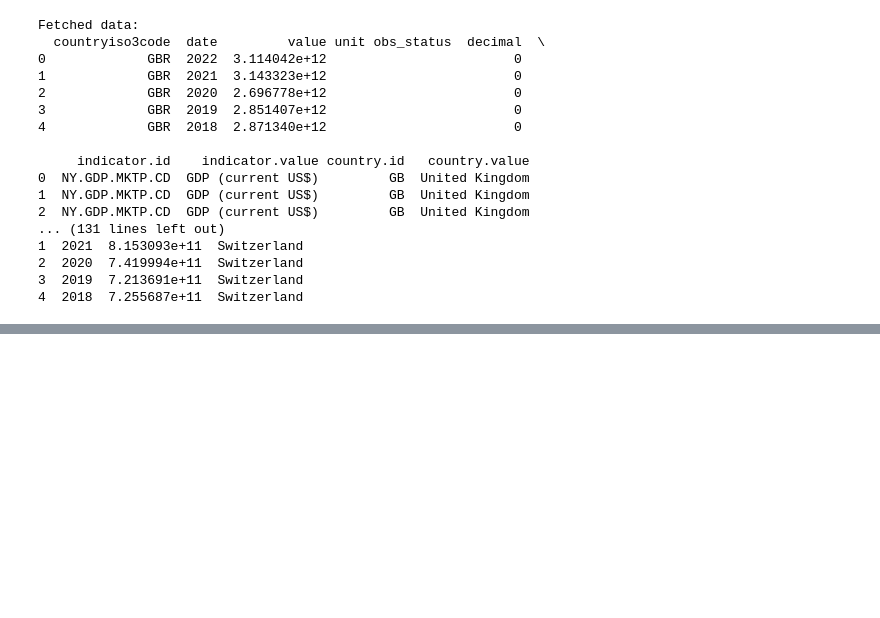
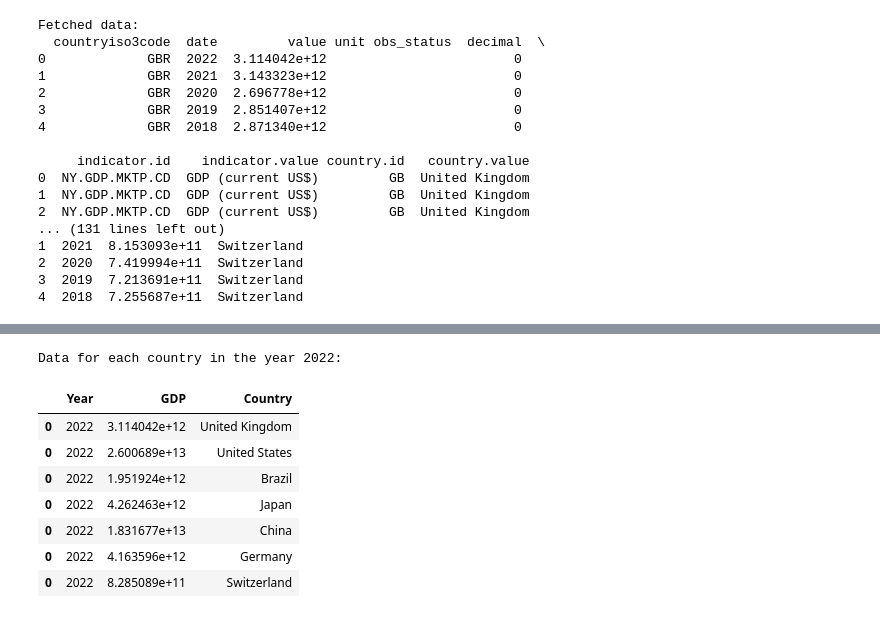
Before and after one commit to sajid-ahmed1/ps1_first_repo, a Jupyter notebook: fed/gdp_analysis.ipynb, the cells around one changed output, grey strips where cells are left out. Cells and saved outputs as stored; diff of their text form; code cells hidden in the pictures; blank space fills up the shorter version.

```diff
--- a/fed/gdp_analysis.ipynb
+++ b/fed/gdp_analysis.ipynb
@@ -58,0 +103,13 @@ plot_multiple_countries(df_all)
+# %%
+print('Data for each country in the year 2022:')
+df_all[df_all['Year'] == 2022]
+# %% [output]
+Data for each country in the year 2022:
+|  | Year | GDP | Country |
+| 0 | 2022 | 3.114042e+12 | United Kingdom |
+| 0 | 2022 | 2.600689e+13 | United States |
+| 0 | 2022 | 1.951924e+12 | Brazil |
+| 0 | 2022 | 4.262463e+12 | Japan |
+| 0 | 2022 | 1.831677e+13 | China |
+| 0 | 2022 | 4.163596e+12 | Germany |
+| 0 | 2022 | 8.285089e+11 | Switzerland |
```
Also changed, not shown: parts of 11 cells of this notebook, 4 other files.
